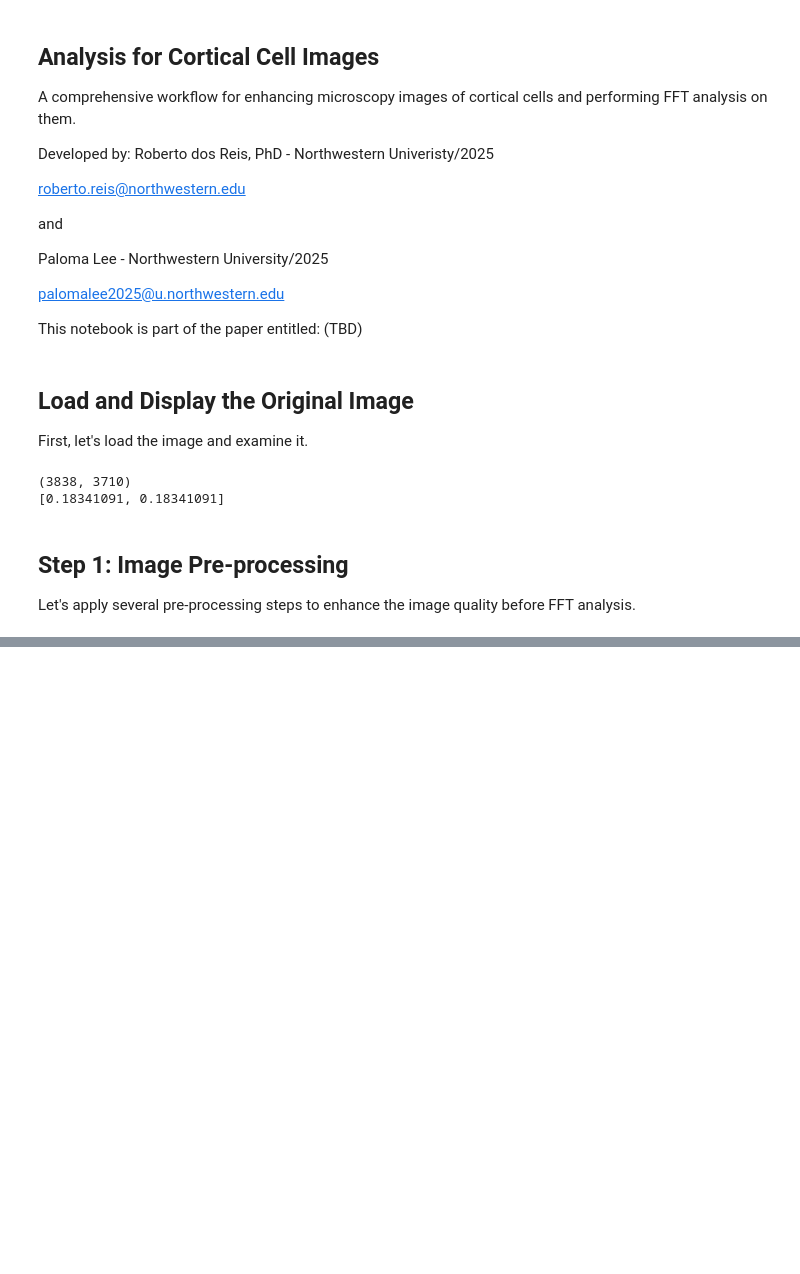
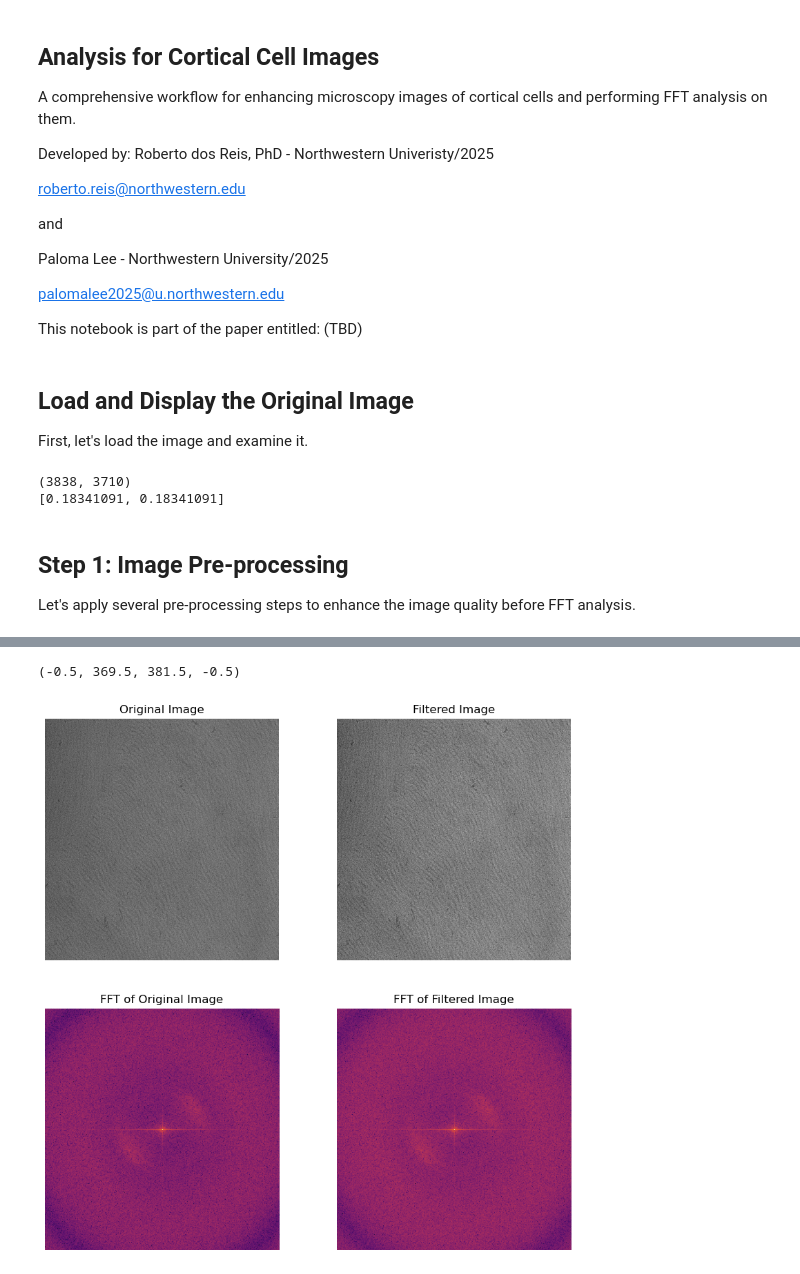
Before and after one commit to rmsreis/cortical_analysis, a Jupyter notebook: image_filtering_plot.ipynb, the cells around one changed output, grey strips where cells are left out. Saved outputs shown, nothing was run; the diff lists cells and outputs as text; code cells hidden in the pictures; blank space fills up the shorter version.

```diff
--- a/image_filtering_plot.ipynb
+++ b/image_filtering_plot.ipynb
@@ -174,0 +80,48 @@ Scale bar: 100 nm = 0 pixels
+# %%
+# Apply median filter
+img_median = median_filter(img, size=5)
+
+# Calculate FFT
+fft_original = np.fft.fftshift(np.fft.fft2(img))
+fft_filtered = np.fft.fftshift(np.fft.fft2(img_median))
+
+# Calculate magnitude and apply log scaling
+mag_orig = np.log1p(np.abs(fft_original))
+mag_filt = np.log1p(np.abs(fft_filtered))
+
+# Crop FFT to central portion (5%)
+crop_factor = 0.05
+h, w = mag_orig.shape
+crop_h, crop_w = int(h * crop_factor), int(w * crop_factor)
+center_h, center_w = h // 2, w // 2
+
+mag_orig_crop = mag_orig[center_h - crop_h:center_h + crop_h,
+                         center_w - crop_w:center_w + crop_w]
+mag_filt_crop = mag_filt[center_h - crop_h:center_h + crop_h,
+                         center_w - crop_w:center_w + crop_w]
+
+# Create a figure with 2x2 subplots
+fig, axs = plt.subplots(2, 2, figsize=(10, 10))
+
+# Display original image
+axs[0, 0].imshow(img, cmap='gray')
+axs[0, 0].set_title('Original Image')
+axs[0, 0].axis('off')
+
+# Display filtered image
+axs[0, 1].imshow(img_median, cmap='gray')
+axs[0, 1].set_title('Filtered Image')
+axs[0, 1].axis('off')
+
+# Display cropped FFT of original image
+axs[1, 0].imshow(mag_orig_crop, cmap='inferno')
+axs[1, 0].set_title('FFT of Original Image')
+axs[1, 0].axis('off')
+
+# Display cropped FFT of filtered image
+axs[1, 1].imshow(mag_filt_crop, cmap='inferno')
+axs[1, 1].set_title('FFT of Filtered Image')
+axs[1, 1].axis('off')
+# %% [output]
+(-0.5, 369.5, 381.5, -0.5)
+[figure, added]
```
Also changed, not shown: parts of 2 cells of this notebook, 2 other files.
